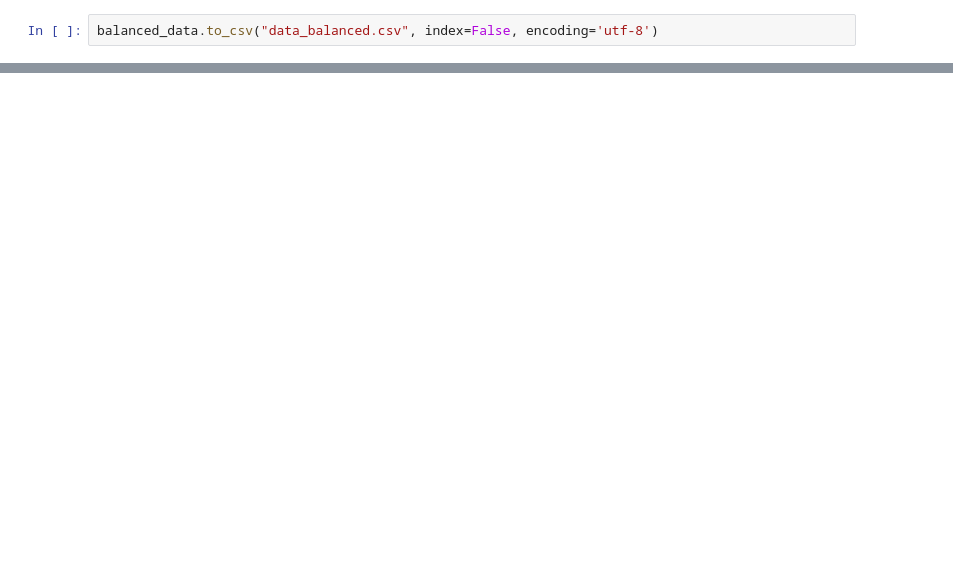
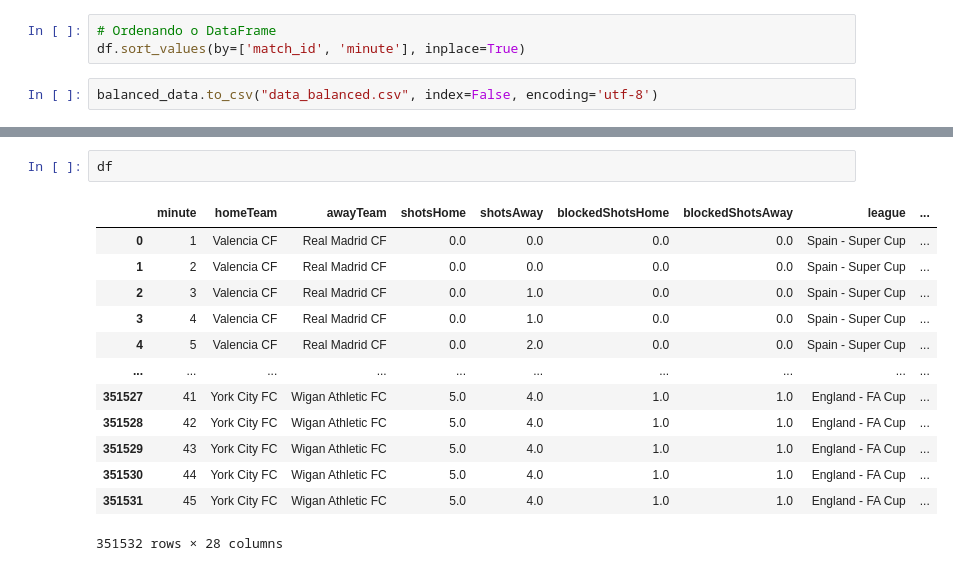
Before and after one commit to nathancarlos22/eo-fut-live, a Jupyter notebook: src/balanceando e tratando.ipynb, the cells around one changed output, grey strips where cells are left out. Drawn from its saved outputs; the diff is of its cells as text; blank space fills up the shorter version.

```diff
--- a/src/balanceando e tratando.ipynb
+++ b/src/balanceando e tratando.ipynb
@@ -451,3 +458,6 @@ balanced_data
+# %%
+# Ordenando o DataFrame
+df.sort_values(by=['match_id', 'minute'], inplace=True)
 # %%
 balanced_data.to_csv("data_balanced.csv", index=False, encoding='utf-8')
 # %%
@@ -459 +469,17 @@ result
 Name: count, dtype: int64
+# %%
+df
+# %% [output]
+|  | minute | homeTeam | awayTeam | shotsHome | shotsAway | blockedShotsHome | blockedShotsAway | league | ... |
+| 0 | 1 | Valencia CF | Real Madrid CF | 0.0 | 0.0 | 0.0 | 0.0 | Spain - Super Cup | ... |
+| 1 | 2 | Valencia CF | Real Madrid CF | 0.0 | 0.0 | 0.0 | 0.0 | Spain - Super Cup | ... |
+| 2 | 3 | Valencia CF | Real Madrid CF | 0.0 | 1.0 | 0.0 | 0.0 | Spain - Super Cup | ... |
+| 3 | 4 | Valencia CF | Real Madrid CF | 0.0 | 1.0 | 0.0 | 0.0 | Spain - Super Cup | ... |
+| 4 | 5 | Valencia CF | Real Madrid CF | 0.0 | 2.0 | 0.0 | 0.0 | Spain - Super Cup | ... |
+| ... | ... | ... | ... | ... | ... | ... | ... | ... | ... |
+| 351527 | 41 | York City FC | Wigan Athletic FC | 5.0 | 4.0 | 1.0 | 1.0 | England - FA Cup | ... |
+| 351528 | 42 | York City FC | Wigan Athletic FC | 5.0 | 4.0 | 1.0 | 1.0 | England - FA Cup | ... |
+| 351529 | 43 | York City FC | Wigan Athletic FC | 5.0 | 4.0 | 1.0 | 1.0 | England - FA Cup | ... |
+| 351530 | 44 | York City FC | Wigan Athletic FC | 5.0 | 4.0 | 1.0 | 1.0 | England - FA Cup | ... |
+| 351531 | 45 | York City FC | Wigan Athletic FC | 5.0 | 4.0 | 1.0 | 1.0 | England - FA Cup | ... |
+351532 rows × 28 columns
```
Also changed, not shown: parts of 7 cells of this notebook, 41 other files.
